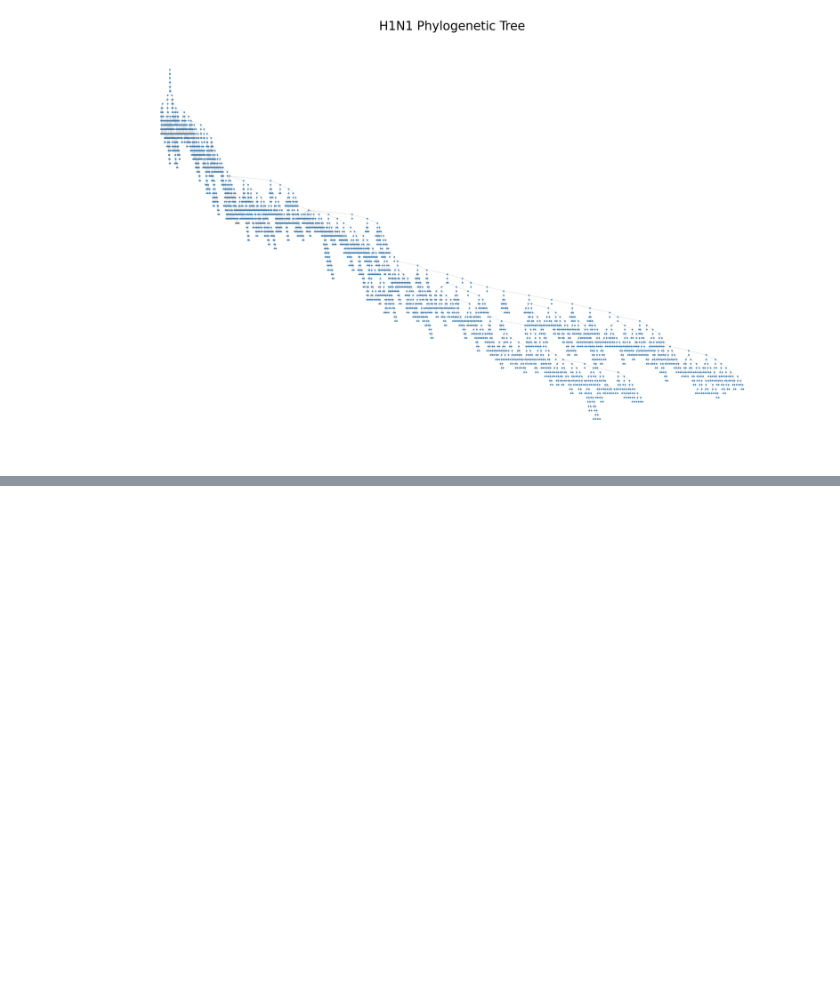
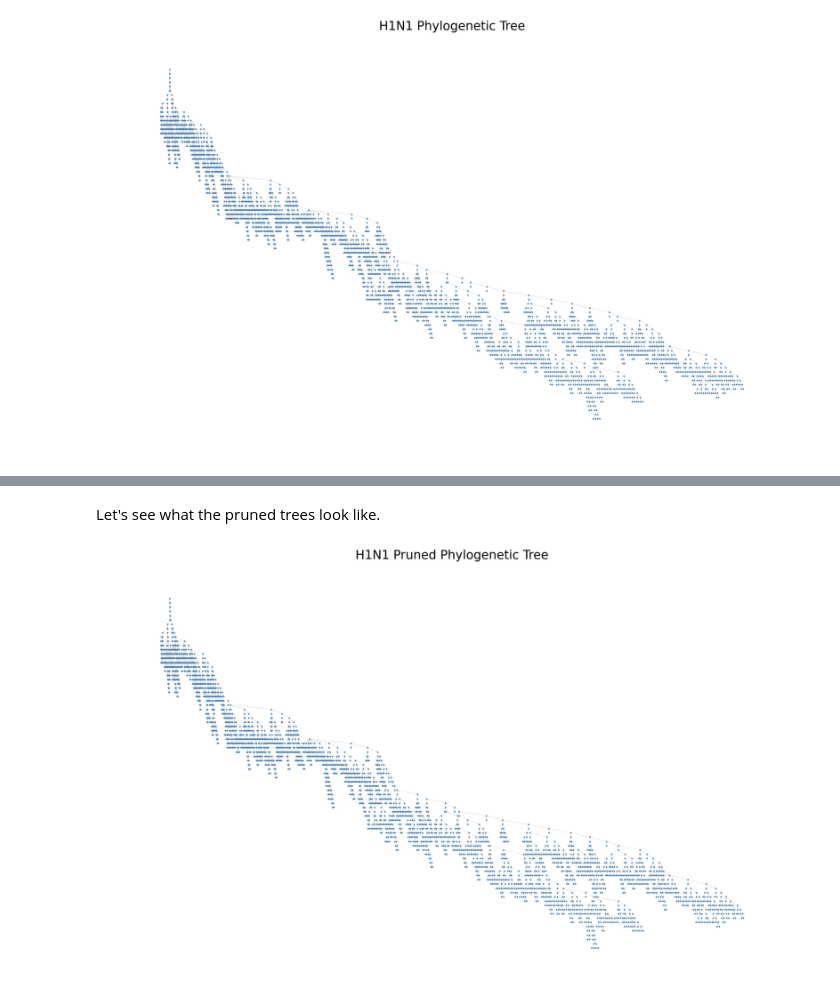
Before and after one commit to tomale04/GNN_Influenza, a Jupyter notebook: data/testing.ipynb, the cells around one changed output, grey strips where cells are left out. Cells and saved outputs as stored; diff of their text form; code cells hidden in the pictures; blank space fills up the shorter version.

```diff
--- a/data/testing.ipynb
+++ b/data/testing.ipynb
@@ -67,0 +90,24 @@ plt.show()
+# %% [markdown]
+Let's see what the pruned trees look like.
+# %%
+h1n1_phylo_tree_pruned = h1n1_test_graph.pruned_phylo_tree
+
+plt.figure(figsize=(20, 12))
+
+pos = nx.nx_agraph.graphviz_layout(h1n1_phylo_tree_pruned, prog="dot")
+
+nx.draw(
+    h1n1_phylo_tree_pruned,
+    pos,
+    with_labels=False,
+    node_size=5,
+    node_color='steelblue',
+    edge_color="grey",
+    width=0.2,
+    arrows=False
+)
+
+plt.title("H1N1 Pruned Phylogenetic Tree", fontsize=25)
+plt.show()
+# %% [output]
+[figure, added]
```
Also changed, not shown: parts of 8 cells of this notebook, 6 other files.
